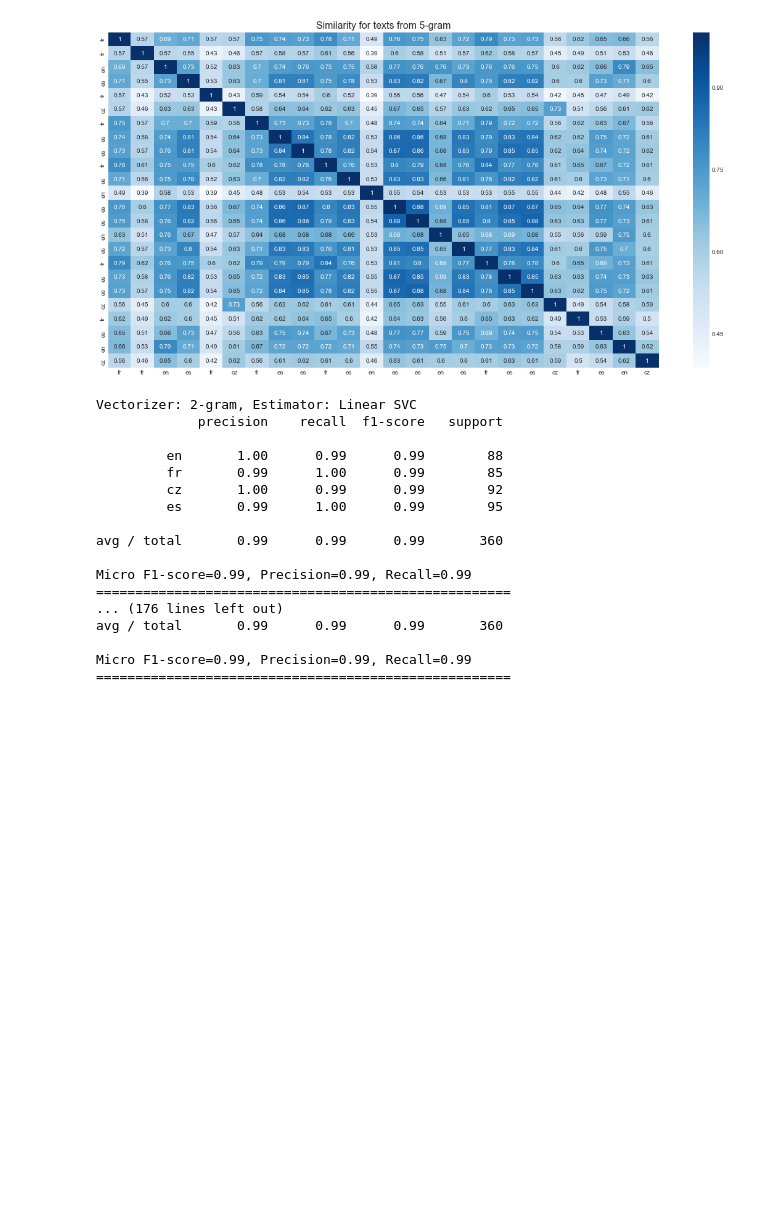
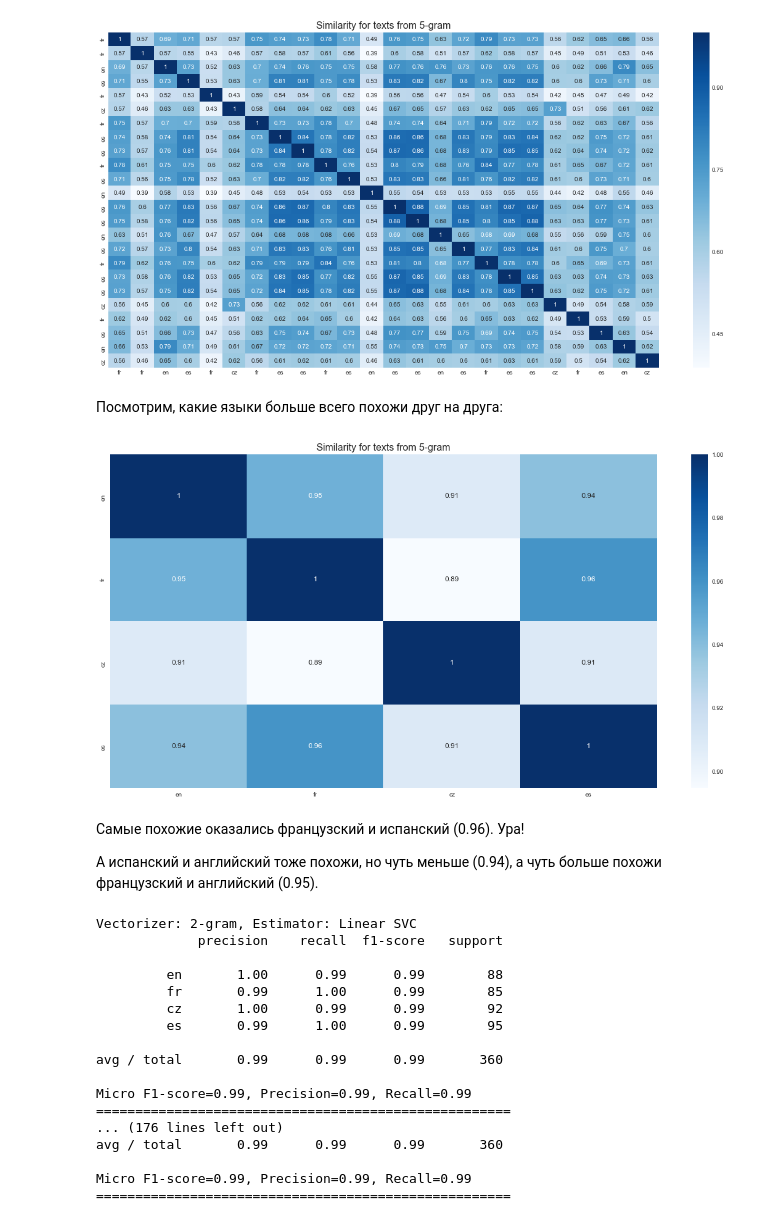
Before and after one commit to lilaspourpre/compling, a Jupyter notebook: langdetect_a_hw/hw1.ipynb, the cells around one changed output. Drawn from its saved outputs; the diff is of its cells as text; code cells hidden in the pictures; blank space fills up the shorter version.

Commit message:
add confusion matrix for langs

```diff
--- a/langdetect_a_hw/hw1.ipynb
+++ b/langdetect_a_hw/hw1.ipynb
@@ -167,6 +167,28 @@ plt.show()
 [figure]
 [figure]
 [figure]
+# %% [markdown]
+Посмотрим, какие языки больше всего похожи друг на друга:
+# %%
+language_data = []
+
+for i in range(4):
+    language_data.append(" ".join(data[data['language'] == i].text.values))
+# %%
+sp_matrix = countvect_char_wb[1][1].fit_transform(language_data, [languages[i] for i in range(len(language_data))])
+similarities = cosine_similarity(sp_matrix)
+lan = [languages[i] for i in range(len(language_data))]
+df_cm = DataFrame(similarities, columns=lan, index=lan)
+plt.figure(figsize=(20,10))
+plt.title('Similarity for texts from '+countvect[0], fontsize=16)
+sns.heatmap(df_cm, annot=True, cmap=plt.cm.Blues)
+plt.show()
+# %% [output]
+[figure, added]
+# %% [markdown]
+Самые похожие оказались французский и испанский (0.96). Ура!
+
+А испанский и английский тоже похожи, но чуть меньше (0.94), а чуть больше похожи французский и английский (0.95).
 # %%
 for countvect in countvect_char_wb:
     for estimator, name, markerstyle, colorstyle in estimators:
```
